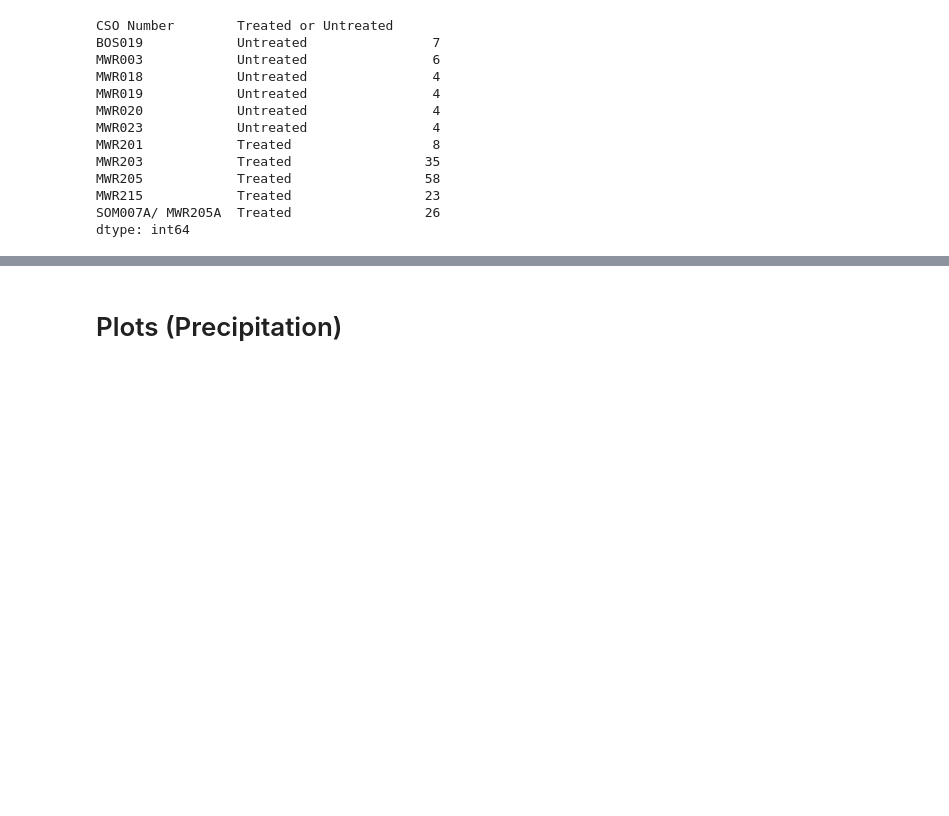
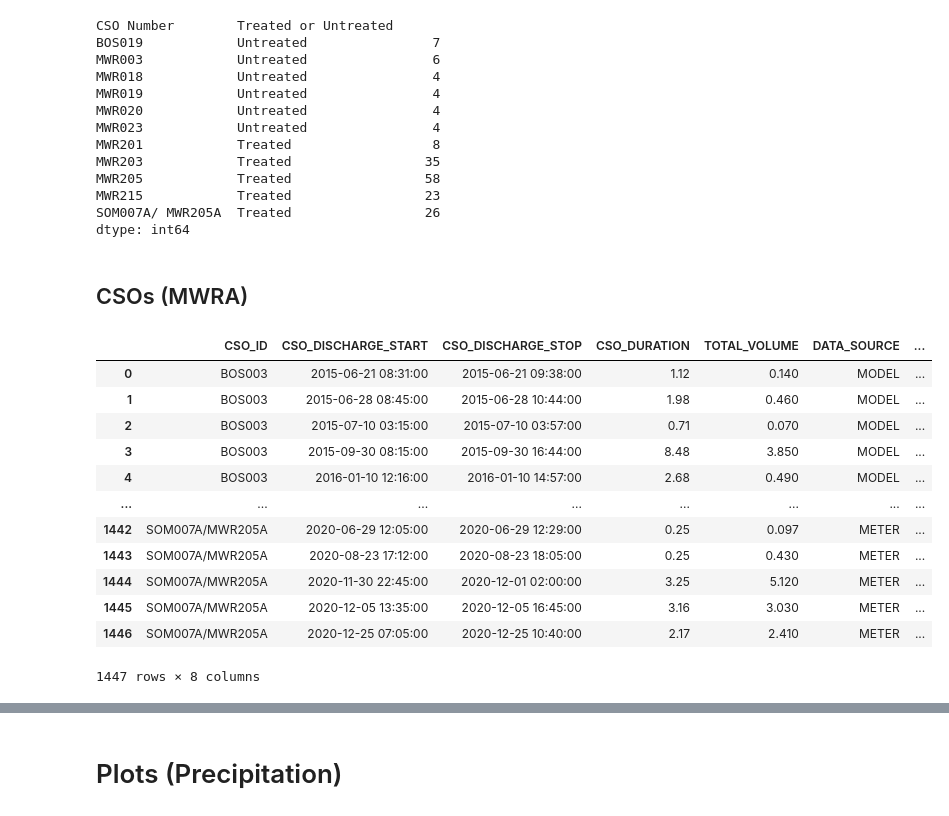
Before and after one commit to nesanders/mywra_precipitation_2022, a Jupyter notebook: 2022_05_24_MyRWA_29yr_Precipitation_Analysis.ipynb, the cells around one changed output, grey strips where cells are left out. Saved outputs shown, nothing was run; the diff lists cells and outputs as text; code cells hidden in the pictures; blank space fills up the shorter version.

```diff
--- a/2022_05_24_MyRWA_29yr_Precipitation_Analysis.ipynb
+++ b/2022_05_24_MyRWA_29yr_Precipitation_Analysis.ipynb
@@ -194,3 +225,21 @@ MWR205            Treated                 58
 MWR215            Treated                 23
 SOM007A/ MWR205A  Treated                 26
 dtype: int64
+# %% [markdown]
+## CSOs (MWRA)
+# %%
+mwra_cso_data_df
+# %% [output]
+|  | CSO_ID | CSO_DISCHARGE_START | CSO_DISCHARGE_STOP | CSO_DURATION | TOTAL_VOLUME | DATA_SOURCE | ... |
+| 0 | BOS003 | 2015-06-21 08:31:00 | 2015-06-21 09:38:00 | 1.12 | 0.140 | MODEL | ... |
+| 1 | BOS003 | 2015-06-28 08:45:00 | 2015-06-28 10:44:00 | 1.98 | 0.460 | MODEL | ... |
+| 2 | BOS003 | 2015-07-10 03:15:00 | 2015-07-10 03:57:00 | 0.71 | 0.070 | MODEL | ... |
+| 3 | BOS003 | 2015-09-30 08:15:00 | 2015-09-30 16:44:00 | 8.48 | 3.850 | MODEL | ... |
+| 4 | BOS003 | 2016-01-10 12:16:00 | 2016-01-10 14:57:00 | 2.68 | 0.490 | MODEL | ... |
+| ... | ... | ... | ... | ... | ... | ... | ... |
+| 1442 | SOM007A/MWR205A | 2020-06-29 12:05:00 | 2020-06-29 12:29:00 | 0.25 | 0.097 | METER | ... |
+| 1443 | SOM007A/MWR205A | 2020-08-23 17:12:00 | 2020-08-23 18:05:00 | 0.25 | 0.430 | METER | ... |
+| 1444 | SOM007A/MWR205A | 2020-11-30 22:45:00 | 2020-12-01 02:00:00 | 3.25 | 5.120 | METER | ... |
+| 1445 | SOM007A/MWR205A | 2020-12-05 13:35:00 | 2020-12-05 16:45:00 | 3.16 | 3.030 | METER | ... |
+| 1446 | SOM007A/MWR205A | 2020-12-25 07:05:00 | 2020-12-25 10:40:00 | 2.17 | 2.410 | METER | ... |
+1447 rows × 8 columns
```
Also changed, not shown: parts of 13 cells of this notebook.
